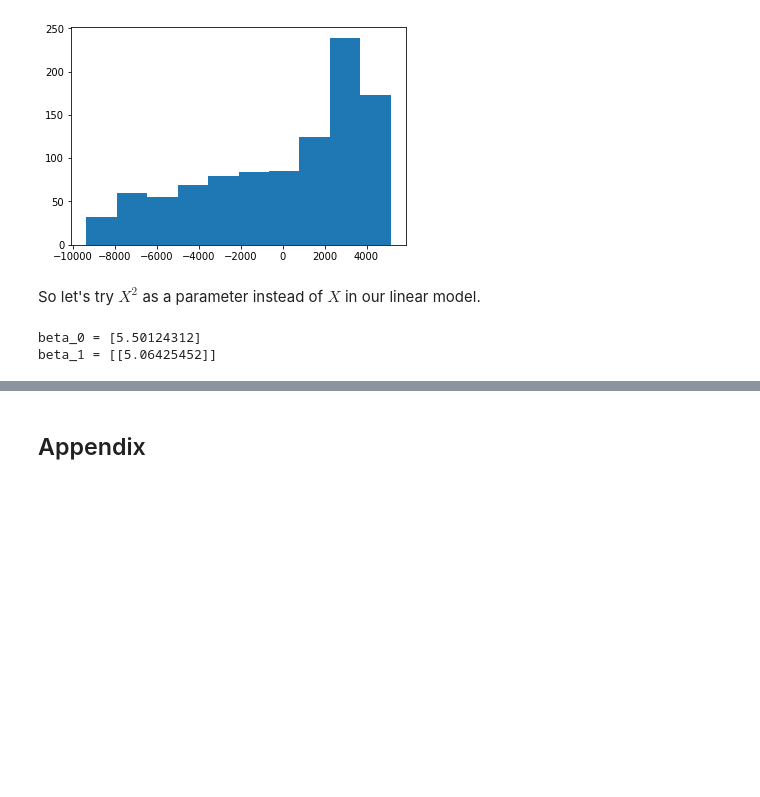
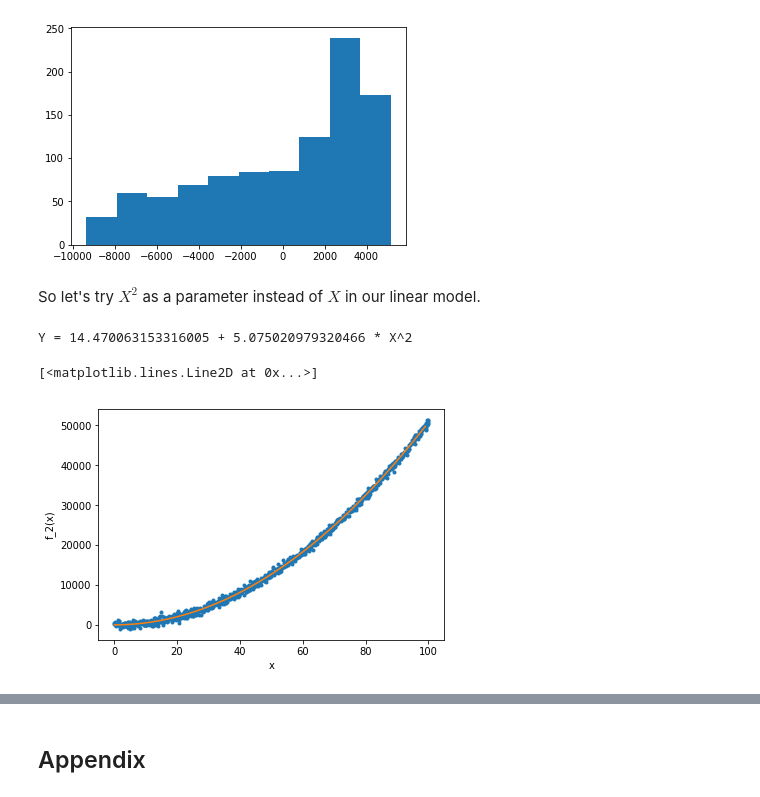
Before and after one commit to TanselArif-21/LinearRegression, a Jupyter notebook: LinearRegression.ipynb, the cells around one changed output, grey strips where cells are left out. Drawn from its saved outputs; the diff is of its cells as text; code cells hidden in the pictures; blank space fills up the shorter version.

```diff
--- a/LinearRegression.ipynb
+++ b/LinearRegression.ipynb
@@ -288,8 +287,33 @@ from sklearn.linear_model import LinearRegression
-# %%
-lm = LinearRegression()
-lm.fit(X.reshape(-1,1),Y_1.reshape(-1,1))
-print('beta_0 = {}'.format(lm.intercept_))
-print('beta_1 = {}'.format(lm.coef_))
-# %% [output]
-beta_0 = [5.50124312]
-beta_1 = [[5.06425452]]
+# %%
+X_2 = X**2
+
+#Find the mean of the data for f_3
+x_bar22 = np.mean(X_2)
+y_bar22 = np.mean(Y_2)
+
+numerator = 0
+denominator = 0
+
+for i in range(len(Y_2)):
+    numerator += (X_2[i] - x_bar22)*(Y_2[i] - y_bar22)
+    denominator += (X_2[i] - x_bar22)**2
+
+beta22_1 = numerator/denominator
+beta22_0 = y_bar22 - beta22_1*x_bar22
+
+print('Y = {beta_0} + {beta_1} * X^2'.format(beta_0 = beta22_0, beta_1 = beta22_1))
+# %% [output]
+Y = 14.470063153316005 + 5.075020979320466 * X^2
+# %%
+x22 = np.linspace(0,99,1000) # 1000 linearly spaced numbers
+y22 = beta22_0 + beta22_1 * ((x22)**2)
+
+fig = plt.figure()
+axes = fig.add_axes([0.1,0.1,0.8,0.8])
+axes.plot(X,Y_2,'.')
+axes.set_xlabel('x')
+axes.set_ylabel('f_2(x)')
+axes.plot(x22,y22)
+# %% [output]
+[<matplotlib.lines.Line2D at 0x...>]
+[figure, added]
```
Also changed, not shown: parts of 57 cells of this notebook, 8 other files.
